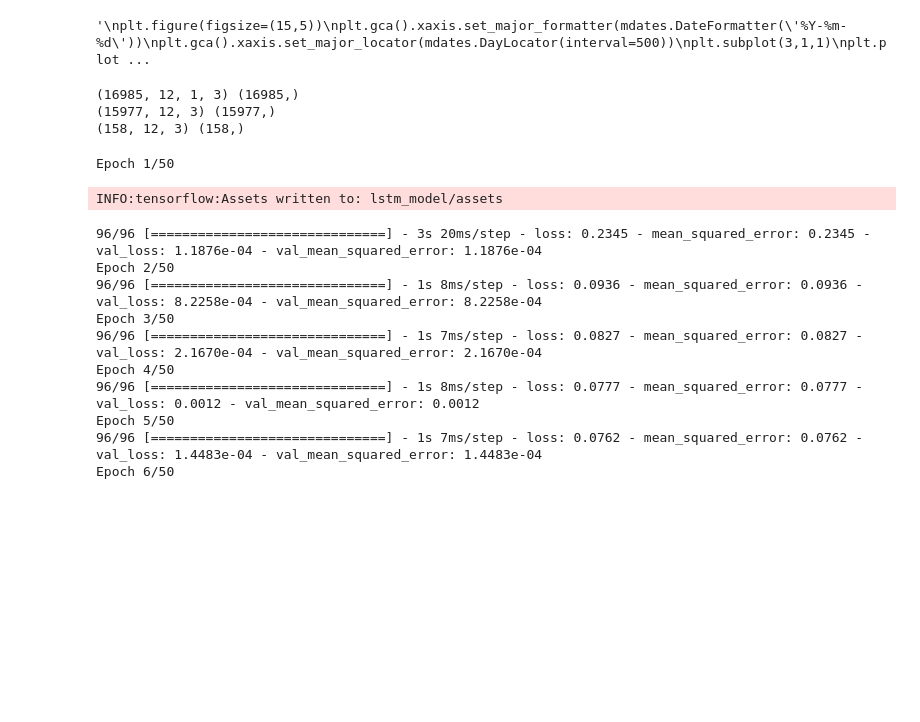
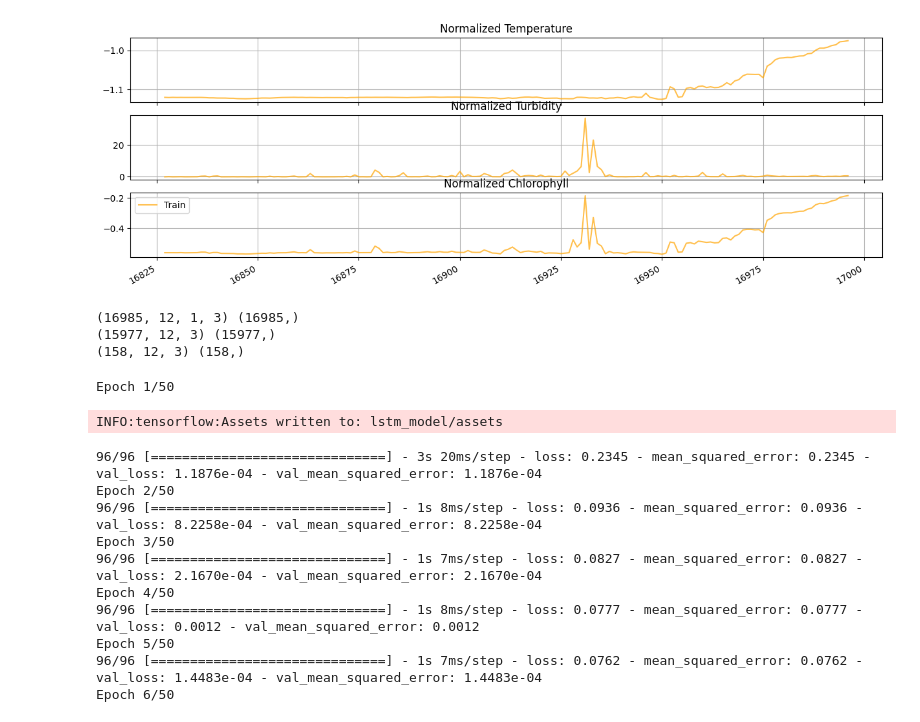
Before and after one commit to VPManninen/ADAML_Pien-Saimaa_A1, a Jupyter notebook: LSTM_implementation_MV.ipynb, the cells around one changed output. Cells and saved outputs as stored; diff of their text form; code cells hidden in the pictures; blank space fills up the shorter version.

```diff
--- a/LSTM_implementation_MV.ipynb
+++ b/LSTM_implementation_MV.ipynb
@@ -69,42 +82,42 @@ values = data.values.astype(np.float32)
 train,test = values[0:Tp,:], values[Tp:,:]
 
 # normalize the data, use train set normalization for test set
 scaler = preprocessing.StandardScaler()
 train_scaler = scaler.fit(train)
 data_norm = train_scaler.transform(values).reshape(-1,4)
 
 #data_norm = pd.DataFrame(data_norm, columns=["Value"])
 # visualize the data again with test and training samples separated
 index = data.index.values
-'''
+
 plt.figure(figsize=(15,5))
 plt.gca().xaxis.set_major_formatter(mdates.DateFormatter('%Y-%m-%d'))
 plt.gca().xaxis.set_major_locator(mdates.DayLocator(interval=500))
 plt.subplot(3,1,1)
-plt.plot(index[0:Tp],data_norm[:Tp,0],c='blue')
-plt.plot(index[Tp:Tp + Tv],data_norm[Tp:Tp + Tv,0],c='green')
+#plt.plot(index[0:Tp],data_norm[:Tp,0],c='blue')
+#plt.plot(index[Tp:Tp + Tv],data_norm[Tp:Tp + Tv,0],c='green')
 plt.plot(index[Tp+Tv:],data_norm[Tp+Tv:,0],c='orange',alpha=0.7)
 plt.title("Normalized Temperature")
 plt.grid(True)
 
 plt.subplot(3,1,2)
-plt.plot(index[0:Tp],data_norm[:Tp,1],c='blue')
-plt.plot(index[Tp:Tp + Tv],data_norm[Tp:Tp + Tv,1],c='green')
+#plt.plot(index[0:Tp],data_norm[:Tp,1],c='blue')
+#plt.plot(index[Tp:Tp + Tv],data_norm[Tp:Tp + Tv,1],c='green')
 plt.plot(index[Tp+Tv:],data_norm[Tp+Tv:,1],c='orange',alpha=0.7)
 plt.title("Normalized Turbidity")
 plt.grid(True)
 
 plt.subplot(3,1,3)
-plt.plot(index[0:Tp],data_norm[:Tp,2],c='blue')
-plt.plot(index[Tp:Tp + Tv],data_norm[Tp:Tp + Tv,2],c='green')
+#plt.plot(index[0:Tp],data_norm[:Tp,2],c='blue')
+#plt.plot(index[Tp:Tp + Tv],data_norm[Tp:Tp + Tv,2],c='green')
 plt.plot(index[Tp+Tv:],data_norm[Tp+Tv:,2],c='orange',alpha=0.7)
 plt.legend(['Train','Validation', 'Test'])
 plt.title("Normalized Chlorophyll")
 plt.gcf().autofmt_xdate()
 plt.grid(True)
-plt.show()'''
+plt.show()
 # %% [output]
-'\nplt.figure(figsize=(15,5))\nplt.gca().xaxis.set_major_formatter(mdates.DateFormatter(\'%Y-%m-%d\'))\nplt.gca().xaxis.set_major_locator(mdates.DayLocator(interval=500))\nplt.subplot(3,1,1)\nplt.plot ...
+[figure, added]
 # %%
 # sliding window
 def df_to_X_y(df, window_size=5):
```
Also changed, not shown: parts of 6 cells of this notebook, 14 other files.
